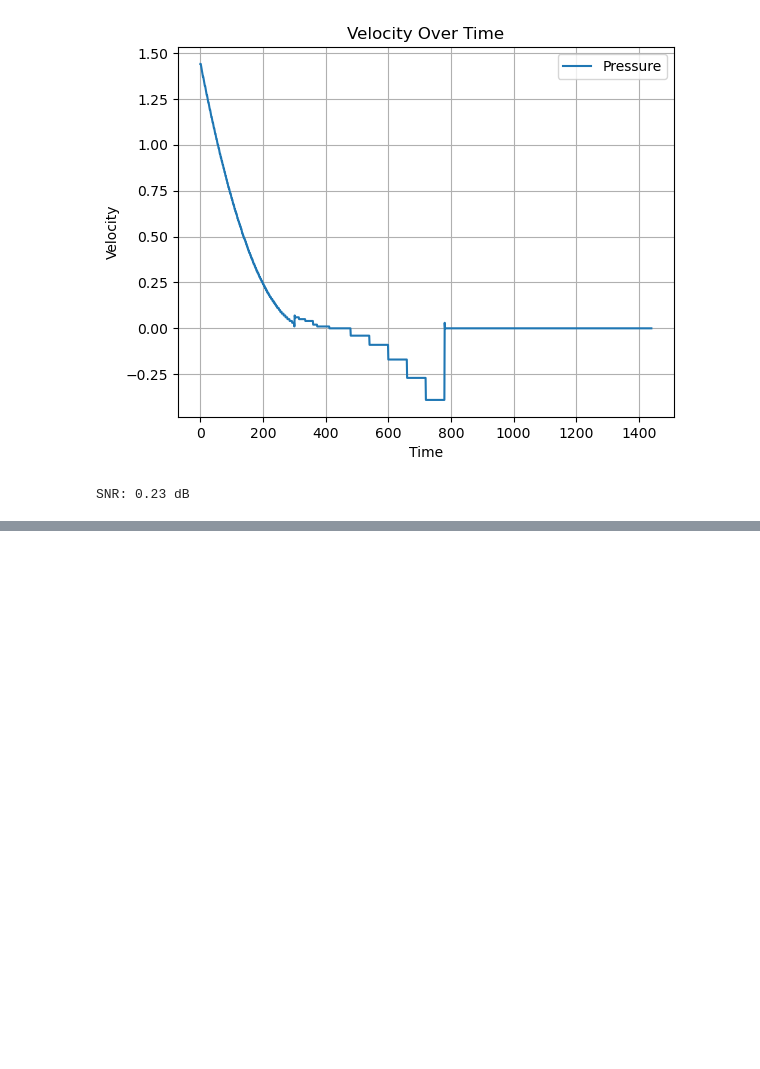
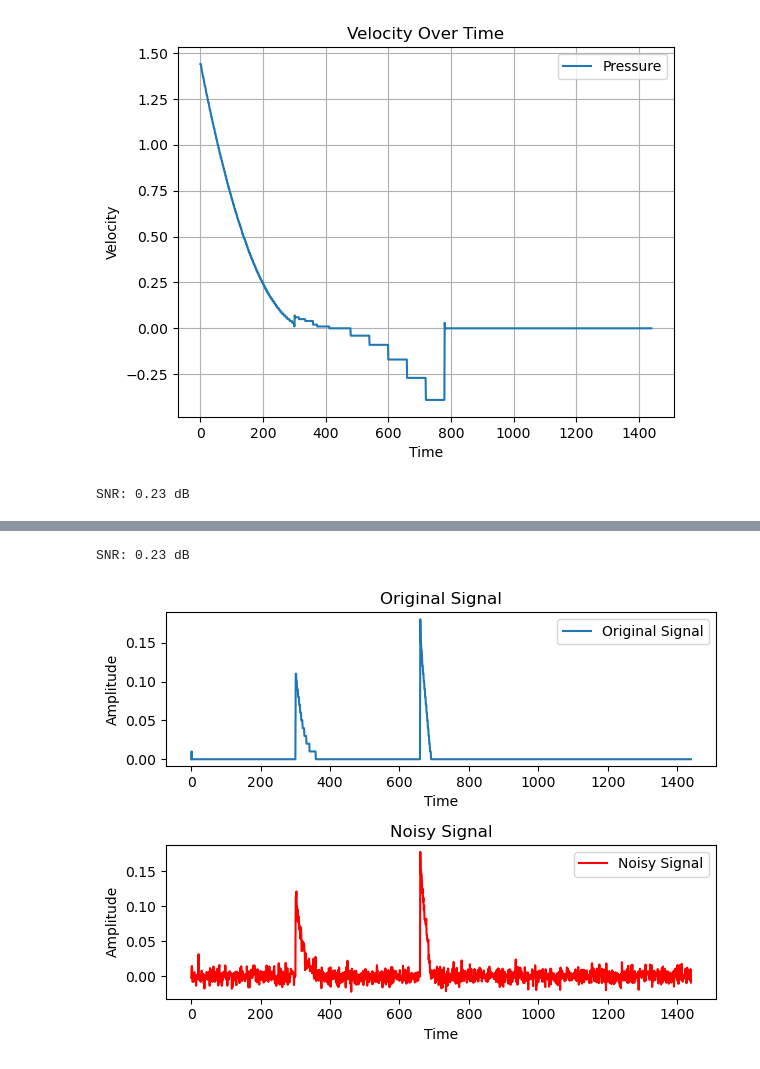
Before and after one commit to ifituburyo/CPS, a Jupyter notebook: main.ipynb, the cells around one changed output, grey strips where cells are left out. Cells and saved outputs as stored; diff of their text form; code cells hidden in the pictures; blank space fills up the shorter version.

```diff
--- a/main.ipynb
+++ b/main.ipynb
@@ -86,0 +88,14 @@ plt.show()
+# %%
+def read_link_data(file_path):
+    df = pd.read_csv(file_path,
+                     skiprows=4,  # Skip title row
+                     sep=r'\s+',  # Use regex to handle variable spaces
+                     names=["Time (Hours)", "Flow(GPM)", "Velocity(fps)", "Headloss(ft/Kft)","Friction factor", "Reaction f", "Quality", "Status"],
+                     engine="python")  # More flexible parsing
+    df.columns = df.columns.str.strip()
+
+    return df
+
+link_file_path = "Link_data/Uniform_Leak_Link_2.csv"  # Adjust this path
+link_df = read_link_data(link_file_path)
+link_df.head()
@@ -86,0 +109,26 @@ plt.show()
+# %%
+signal_d = link_df["Velocity(fps)"].to_numpy()
+snr = compute_snr(signal)
+print(f"SNR: {snr:.2f} dB")
+# %% [output]
+SNR: 0.23 dB
+# %%
+noise_singal = add_gaussian_noise(signal_d,8)
+
+
+subplot(2, 1, 1)
+plt.plot(signal_d, label='Original Signal')
+plt.title('Original Signal')
+plt.xlabel('Time')
+plt.ylabel('Amplitude')
+plt.legend()
+subplot(2, 1, 2)
+plt.plot(noise_singal, label='Noisy Signal', color='red')
+plt.title('Noisy Signal')
+plt.xlabel('Time')
+plt.ylabel('Amplitude')
+plt.legend()
+plt.tight_layout()
+plt.show()
+# %% [output]
+[figure, added]
```
Also changed, not shown: parts of 4 cells of this notebook, 6 other files.
